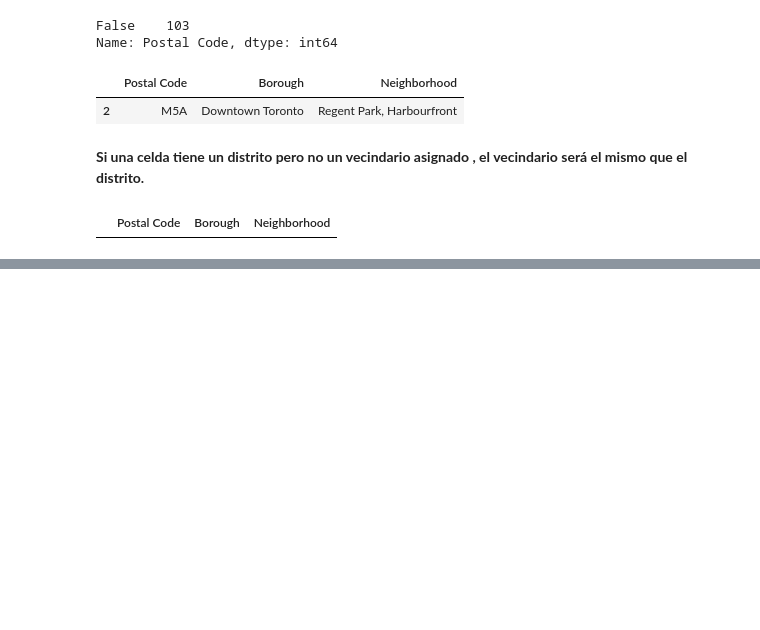
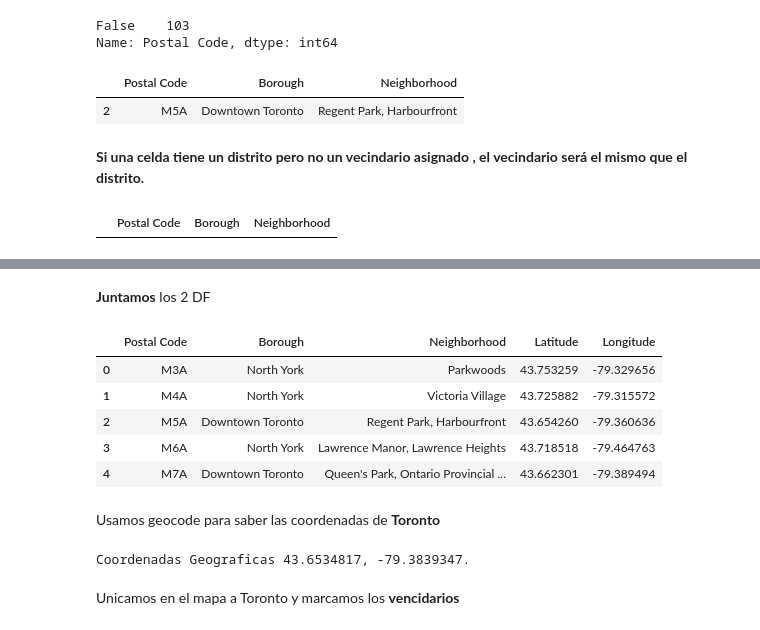
Before and after one commit to walter1358/Coursera_Capstone, a Jupyter notebook: Clustering_Neighborhoods_in_Toronto.ipynb, the cells around one changed output, grey strips where cells are left out. Saved outputs shown, nothing was run; the diff lists cells and outputs as text; code cells hidden in the pictures; blank space fills up the shorter version.

```diff
--- a/Clustering_Neighborhoods_in_Toronto.ipynb
+++ b/Clustering_Neighborhoods_in_Toronto.ipynb
@@ -53,0 +91,27 @@ df_T #Vemos que no ay vencidarios como Not assigned
+# %% [markdown]
+**Juntamos** los 2 DF
+# %%
+df_toronto_merge = df_toronto
+df_toronto_merge = df_toronto_merge.join(df_coor.set_index('Postal Code'), on='Postal Code')
+df_toronto_merge.head()
+# %% [output]
+|  | Postal Code | Borough | Neighborhood | Latitude | Longitude |
+| 0 | M3A | North York | Parkwoods | 43.753259 | -79.329656 |
+| 1 | M4A | North York | Victoria Village | 43.725882 | -79.315572 |
+| 2 | M5A | Downtown Toronto | Regent Park, Harbourfront | 43.654260 | -79.360636 |
+| 3 | M6A | North York | Lawrence Manor, Lawrence Heights | 43.718518 | -79.464763 |
+| 4 | M7A | Downtown Toronto | Queen's Park, Ontario Provincial ... | 43.662301 | -79.389494 |
+# %% [markdown]
+Usamos geocode para saber las coordenadas de **Toronto**
+# %%
+address = 'Toronto'
+
+geolocator = Nominatim(user_agent="ny_explorer")
+location = geolocator.geocode(address)
+latitude = location.latitude
+longitude = location.longitude
+print('Coordenadas Geograficas {}, {}.'.format(latitude, longitude))
+# %% [output]
+Coordenadas Geograficas 43.6534817, -79.3839347.
+# %% [markdown]
+Unicamos en el mapa a Toronto y marcamos los **vencidarios**
```
Also changed, not shown: parts of 17 cells of this notebook.
